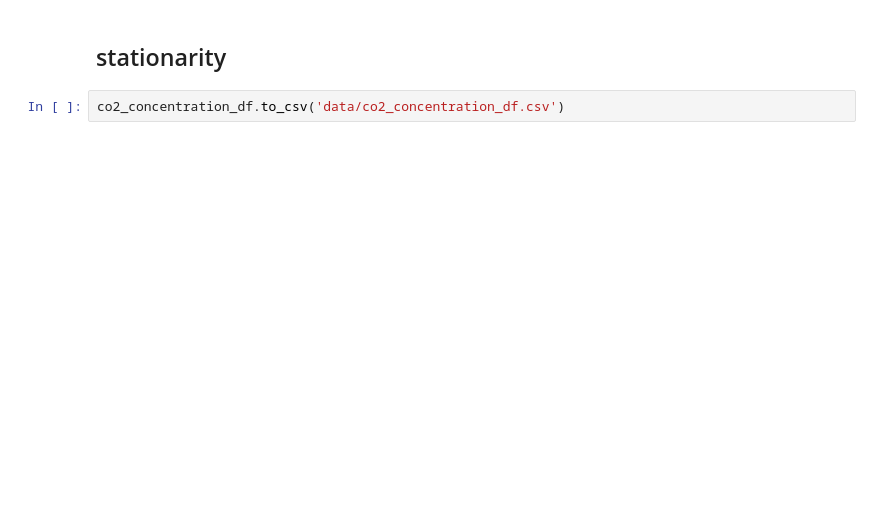
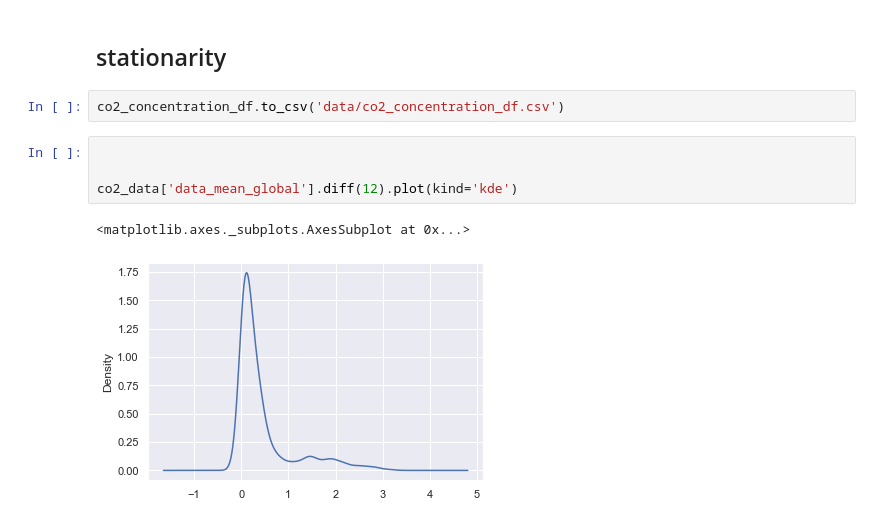
Before and after one commit to RicardoLeaoS/global-warming, a Jupyter notebook: explorint_co2_concentration.ipynb, the cells around one changed output. Drawn from its saved outputs; the diff is of its cells as text; blank space fills up the shorter version.

```diff
--- a/explorint_co2_concentration.ipynb
+++ b/explorint_co2_concentration.ipynb
@@ -196,3 +196,10 @@ plt.show()
 ## stationarity
 # %%
 co2_concentration_df.to_csv('data/co2_concentration_df.csv')
+# %%
+
+
+co2_data['data_mean_global'].diff(12).plot(kind='kde')
+# %% [output]
+<matplotlib.axes._subplots.AxesSubplot at 0x...>
+[figure, added]
```
Also changed, not shown: parts of 14 cells of this notebook, 10 other files.
